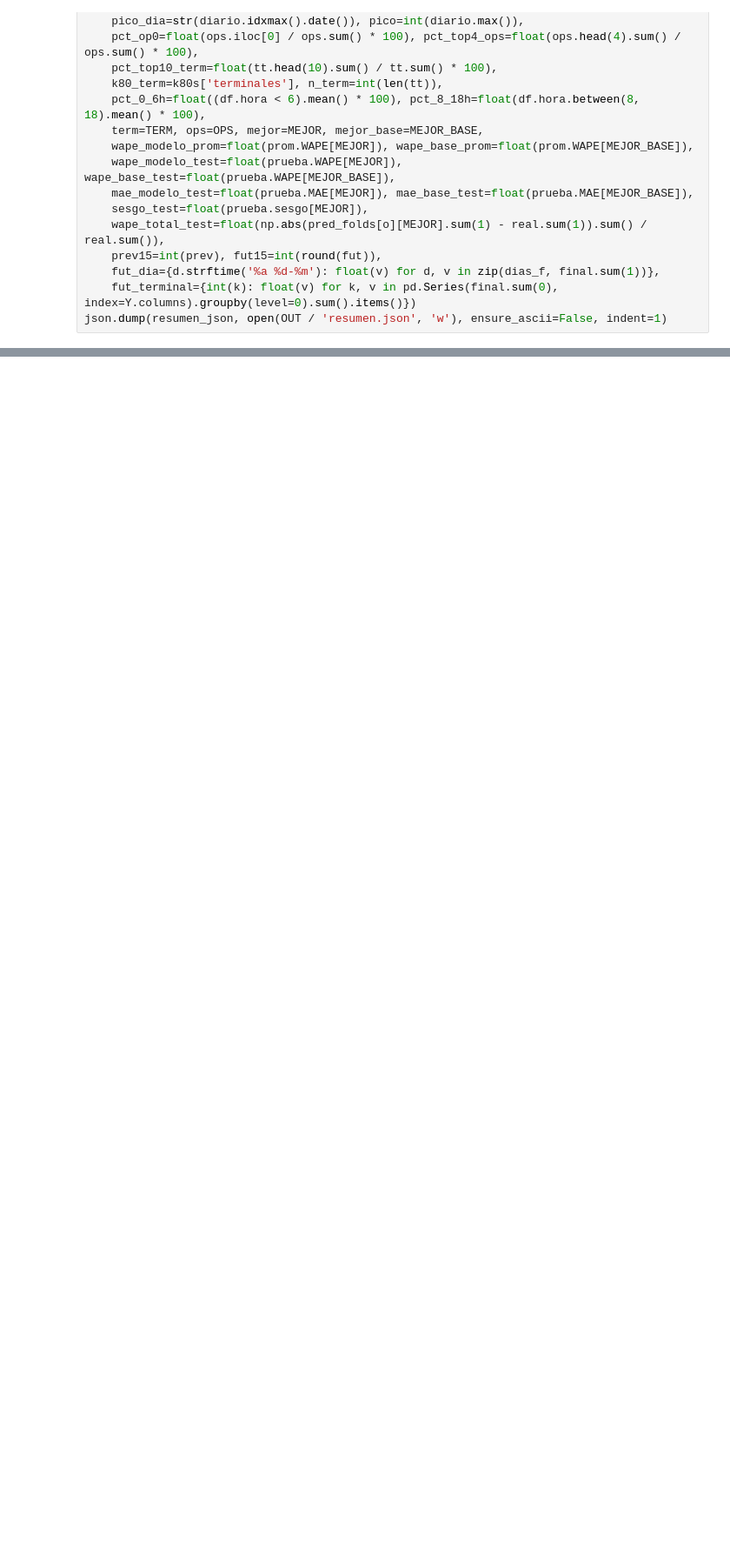
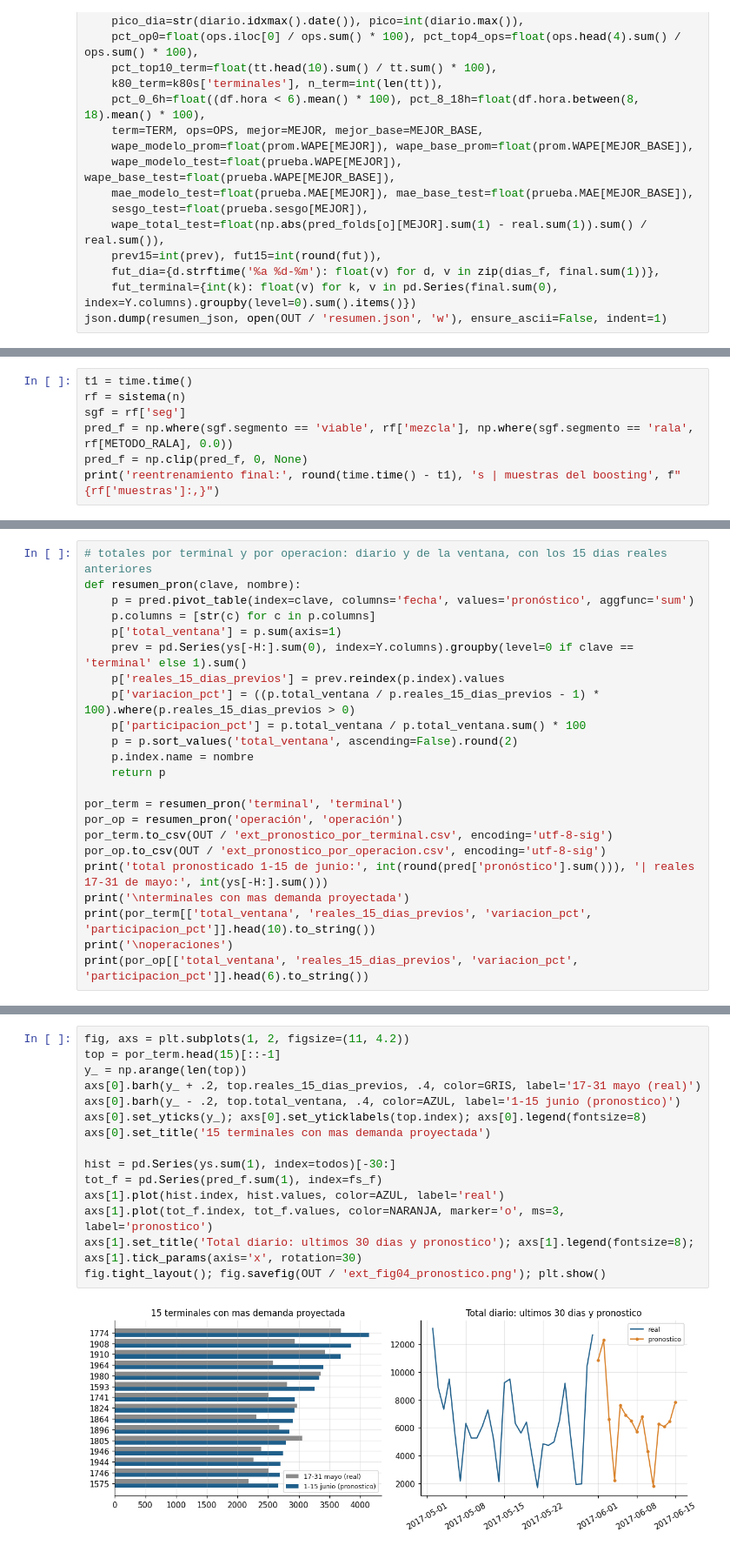
Before and after one commit to JuanC101195/Avista_Prueba_Tecnica, a Jupyter notebook: notebook/analisis_prediccion.ipynb, the cells around one changed output, grey strips where cells are left out. Shown at 87% size. Drawn from its saved outputs; the diff is of its cells as text; blank space fills up the shorter version.

```diff
--- a/notebook/analisis_prediccion.ipynb
+++ b/notebook/analisis_prediccion.ipynb
@@ -774,0 +1215,7 @@ json.dump(resumen_json, open(OUT / 'resumen.json', 'w'), ensure_ascii=False, ind
+# %%
+t1 = time.time()
+rf = sistema(n)
+sgf = rf['seg']
+pred_f = np.where(sgf.segmento == 'viable', rf['mezcla'], np.where(sgf.segmento == 'rala', rf[METODO_RALA], 0.0))
+pred_f = np.clip(pred_f, 0, None)
+print('reentrenamiento final:', round(time.time() - t1), 's | muestras del boosting', f"{rf['muestras']:,}")
@@ -774,0 +1257,23 @@ json.dump(resumen_json, open(OUT / 'resumen.json', 'w'), ensure_ascii=False, ind
+# %%
+# totales por terminal y por operacion: diario y de la ventana, con los 15 dias reales anteriores
+def resumen_pron(clave, nombre):
+    p = pred.pivot_table(index=clave, columns='fecha', values='pronóstico', aggfunc='sum')
+    p.columns = [str(c) for c in p.columns]
+    p['total_ventana'] = p.sum(axis=1)
+    prev = pd.Series(ys[-H:].sum(0), index=Y.columns).groupby(level=0 if clave == 'terminal' else 1).sum()
+    p['reales_15_dias_previos'] = prev.reindex(p.index).values
+    p['variacion_pct'] = ((p.total_ventana / p.reales_15_dias_previos - 1) * 100).where(p.reales_15_dias_previos > 0)
+    p['participacion_pct'] = p.total_ventana / p.total_ventana.sum() * 100
+    p = p.sort_values('total_ventana', ascending=False).round(2)
+    p.index.name = nombre
+    return p
+
+por_term = resumen_pron('terminal', 'terminal')
+por_op = resumen_pron('operación', 'operación')
+por_term.to_csv(OUT / 'ext_pronostico_por_terminal.csv', encoding='utf-8-sig')
+por_op.to_csv(OUT / 'ext_pronostico_por_operacion.csv', encoding='utf-8-sig')
+print('total pronosticado 1-15 de junio:', int(round(pred['pronóstico'].sum())), '| reales 17-31 de mayo:', int(ys[-H:].sum()))
+print('\nterminales con mas demanda proyectada')
+print(por_term[['total_ventana', 'reales_15_dias_previos', 'variacion_pct', 'participacion_pct']].head(10).to_string())
+print('\noperaciones')
+print(por_op[['total_ventana', 'reales_15_dias_previos', 'variacion_pct', 'participacion_pct']].head(6).to_string())
@@ -774,0 +1298,17 @@ json.dump(resumen_json, open(OUT / 'resumen.json', 'w'), ensure_ascii=False, ind
+# %%
+fig, axs = plt.subplots(1, 2, figsize=(11, 4.2))
+top = por_term.head(15)[::-1]
+y_ = np.arange(len(top))
+axs[0].barh(y_ + .2, top.reales_15_dias_previos, .4, color=GRIS, label='17-31 mayo (real)')
+axs[0].barh(y_ - .2, top.total_ventana, .4, color=AZUL, label='1-15 junio (pronostico)')
+axs[0].set_yticks(y_); axs[0].set_yticklabels(top.index); axs[0].legend(fontsize=8)
+axs[0].set_title('15 terminales con mas demanda proyectada')
+
+hist = pd.Series(ys.sum(1), index=todos)[-30:]
+tot_f = pd.Series(pred_f.sum(1), index=fs_f)
+axs[1].plot(hist.index, hist.values, color=AZUL, label='real')
+axs[1].plot(tot_f.index, tot_f.values, color=NARANJA, marker='o', ms=3, label='pronostico')
+axs[1].set_title('Total diario: ultimos 30 dias y pronostico'); axs[1].legend(fontsize=8); axs[1].tick_params(axis='x', rotation=30)
+fig.tight_layout(); fig.savefig(OUT / 'ext_fig04_pronostico.png'); plt.show()
+# %% [output]
+[figure, added]
```
Also changed, not shown: parts of 43 cells of this notebook, 2 other files.
